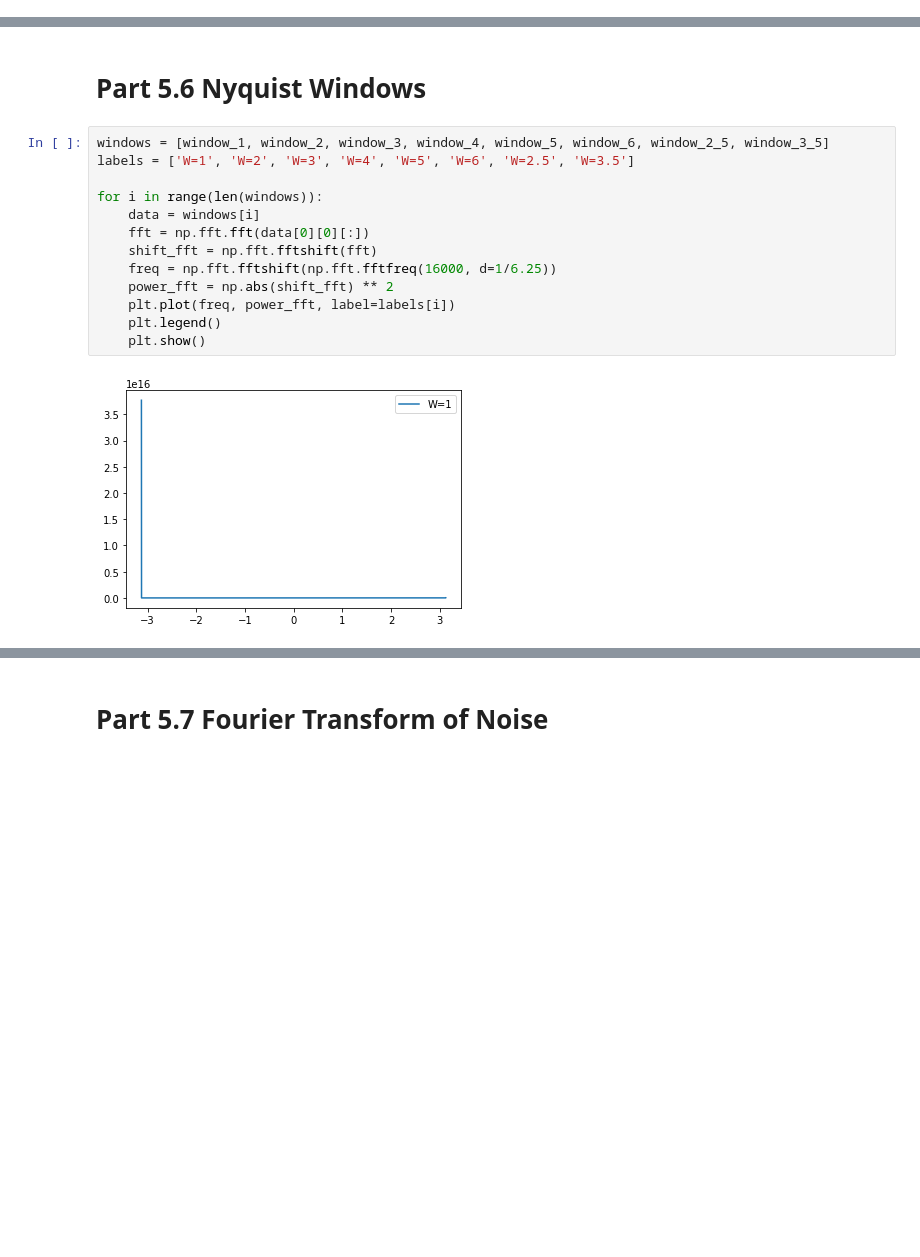
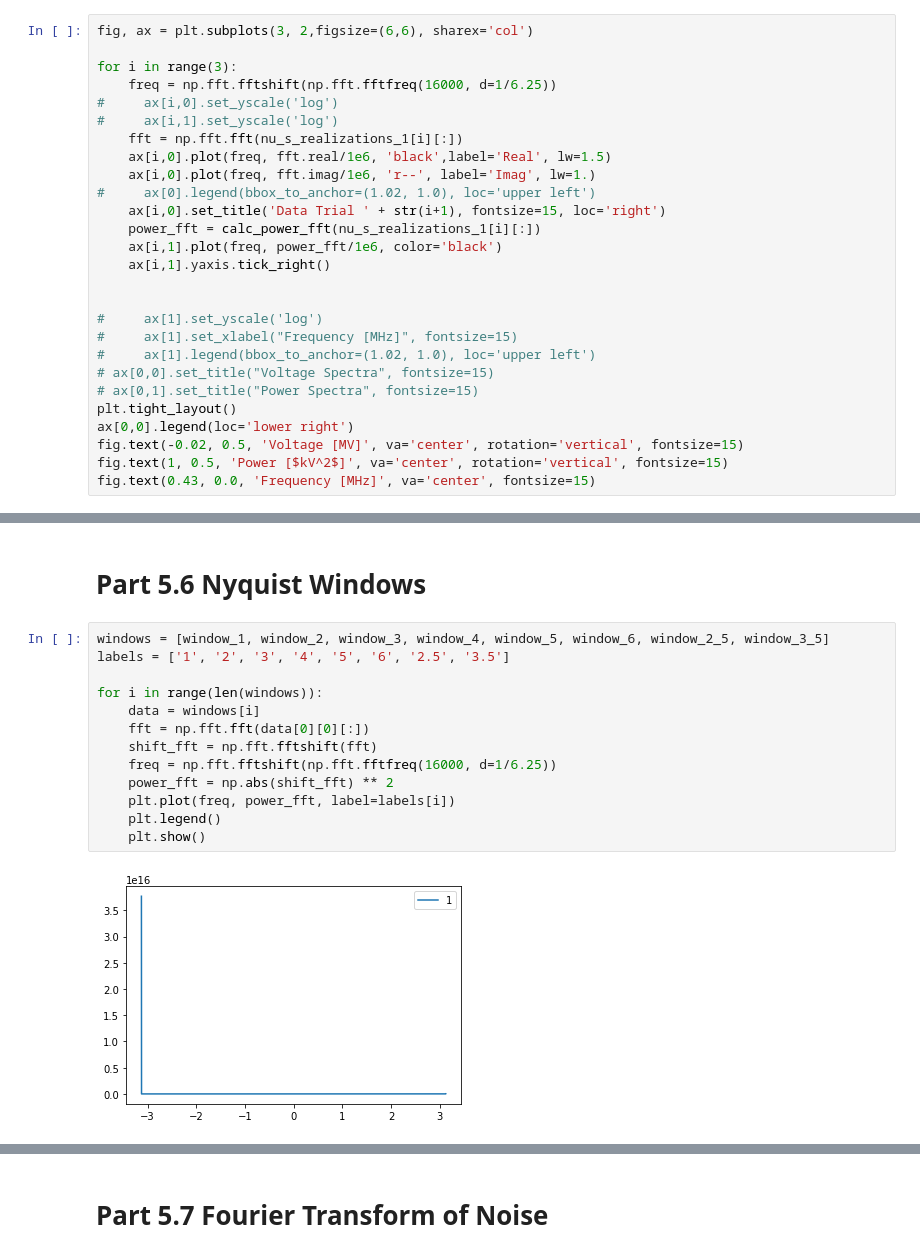
Before and after one commit to James11222/radiolab_repo, a Jupyter notebook: lab1/Emily/Lab1.ipynb, the cells around one changed output, grey strips where cells are left out. Cells and saved outputs as stored; diff of their text form; blank space fills up the shorter version.

```diff
--- a/lab1/Emily/Lab1.ipynb
+++ b/lab1/Emily/Lab1.ipynb
@@ -123,3 +190,30 @@ blocks_8 = np.load('data/blocks_8.npy')
 print(blocks_8.shape)
 # %% [output]
 (1, 8, 16000)
+# %%
+fig, ax = plt.subplots(3, 2,figsize=(6,6), sharex='col')
+
+for i in range(3):
+    freq = np.fft.fftshift(np.fft.fftfreq(16000, d=1/6.25))
+#     ax[i,0].set_yscale('log')
+#     ax[i,1].set_yscale('log')
+    fft = np.fft.fft(nu_s_realizations_1[i][:])
+    ax[i,0].plot(freq, fft.real/1e6, 'black',label='Real', lw=1.5)
+    ax[i,0].plot(freq, fft.imag/1e6, 'r--', label='Imag', lw=1.)
+#     ax[0].legend(bbox_to_anchor=(1.02, 1.0), loc='upper left')
+    ax[i,0].set_title('Data Trial ' + str(i+1), fontsize=15, loc='right')
+    power_fft = calc_power_fft(nu_s_realizations_1[i][:])
+    ax[i,1].plot(freq, power_fft/1e6, color='black')
+    ax[i,1].yaxis.tick_right()
+
+
+#     ax[1].set_yscale('log')
+#     ax[1].set_xlabel("Frequency [MHz]", fontsize=15)
+#     ax[1].legend(bbox_to_anchor=(1.02, 1.0), loc='upper left')
+# ax[0,0].set_title("Voltage Spectra", fontsize=15)
+# ax[0,1].set_title("Power Spectra", fontsize=15)
+plt.tight_layout()
+ax[0,0].legend(loc='lower right')
+fig.text(-0.02, 0.5, 'Voltage [MV]', va='center', rotation='vertical', fontsize=15)
+fig.text(1, 0.5, 'Power [$kV^2$]', va='center', rotation='vertical', fontsize=15)
+fig.text(0.43, 0.0, 'Frequency [MHz]', va='center', fontsize=15)
@@ -167,16 +295,16 @@ plt.plot(freq, power_fft)
 # Part 5.6 Nyquist Windows
 # %%
 windows = [window_1, window_2, window_3, window_4, window_5, window_6, window_2_5, window_3_5]
-labels = ['W=1', 'W=2', 'W=3', 'W=4', 'W=5', 'W=6', 'W=2.5', 'W=3.5']
+labels = ['1', '2', '3', '4', '5', '6', '2.5', '3.5']
 
 for i in range(len(windows)):
     data = windows[i]
     fft = np.fft.fft(data[0][0][:])
     shift_fft = np.fft.fftshift(fft)
     freq = np.fft.fftshift(np.fft.fftfreq(16000, d=1/6.25))
     power_fft = np.abs(shift_fft) ** 2
     plt.plot(freq, power_fft, label=labels[i])
     plt.legend()
     plt.show()
 # %% [output]
-[figure, old version]
+[figure, new version]
```
Also changed, not shown: parts of 18 cells of this notebook, 27 other files.
